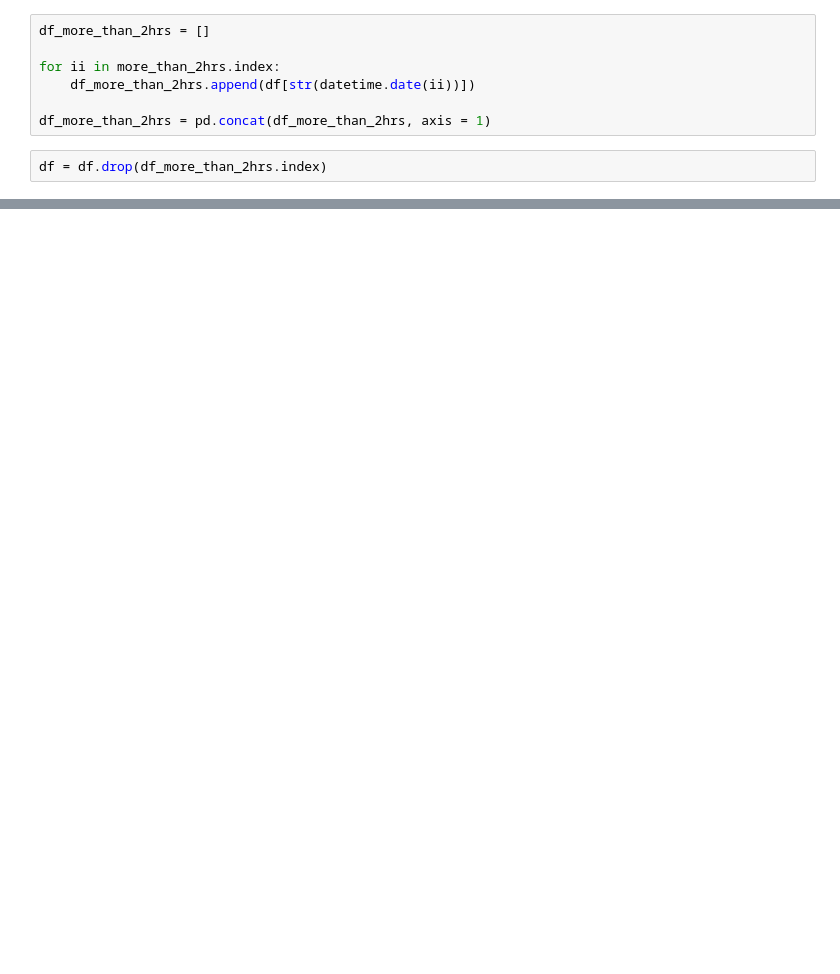
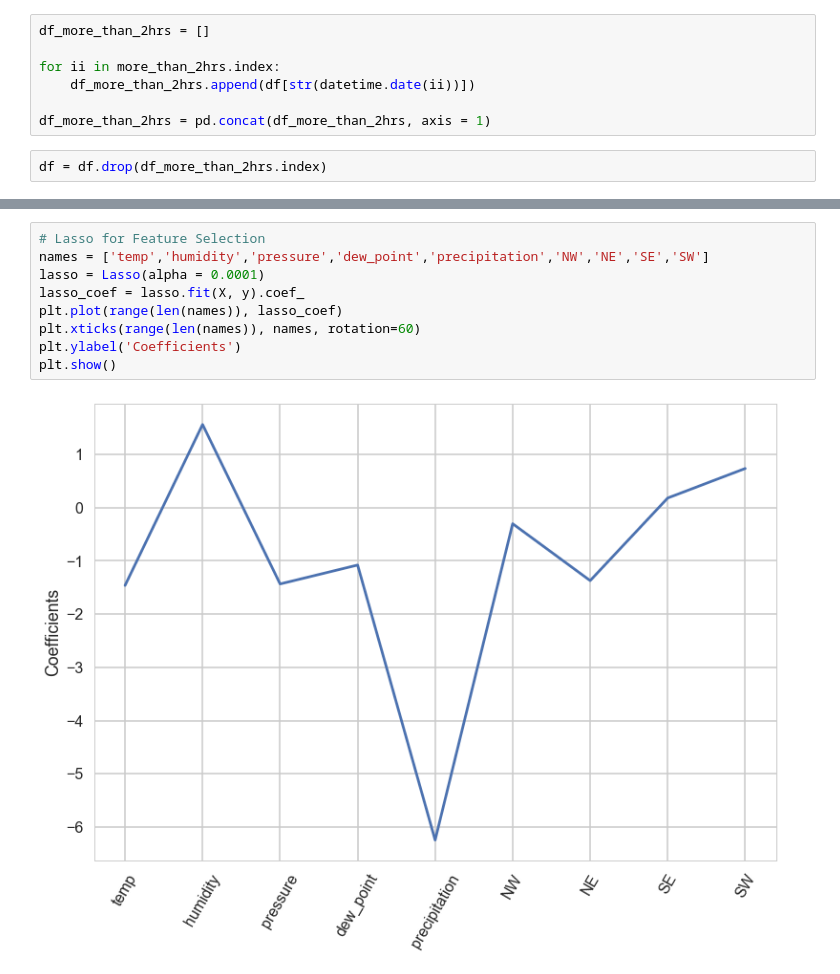
Before and after one commit to kevinlimk/BeijingPM2.5, a Jupyter notebook: BeijingPM25.ipynb, the cells around one changed output, grey strips where cells are left out. Cells and saved outputs as stored; diff of their text form; blank space fills up the shorter version.

```diff
--- a/BeijingPM25.ipynb
+++ b/BeijingPM25.ipynb
@@ -620,0 +799,11 @@ plt.ylabel('Number of NaN per Day')
+# %%
+# Lasso for Feature Selection
+names = ['temp','humidity','pressure','dew_point','precipitation','NW','NE','SE','SW']
+lasso = Lasso(alpha = 0.0001)
+lasso_coef = lasso.fit(X, y).coef_
+plt.plot(range(len(names)), lasso_coef)
+plt.xticks(range(len(names)), names, rotation=60)
+plt.ylabel('Coefficients')
+plt.show()
+# %% [output]
+[figure, added]
```
Also changed, not shown: parts of 58 cells of this notebook.
